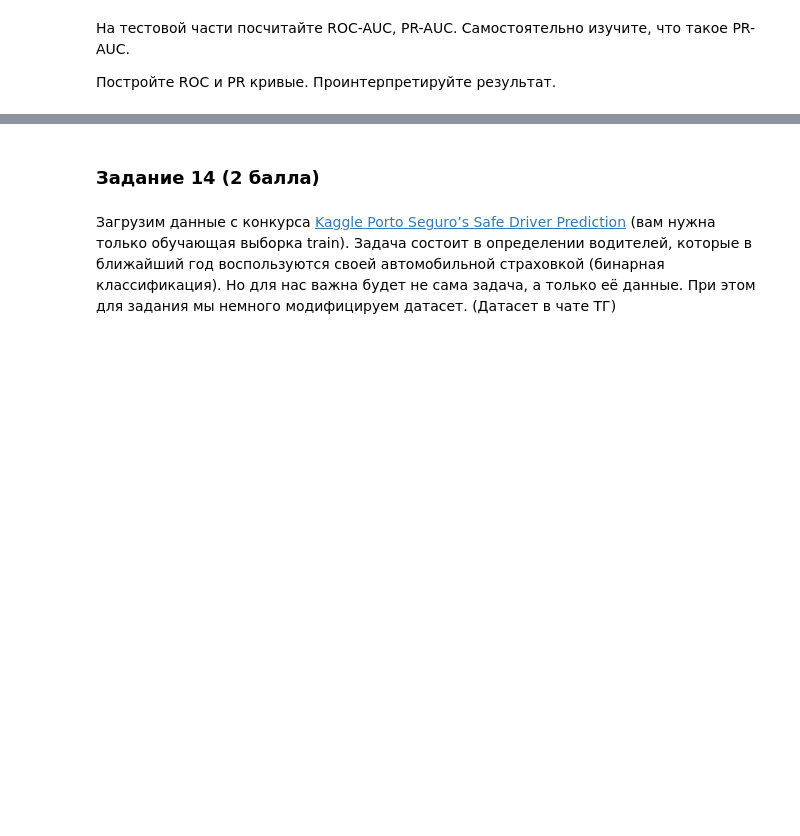
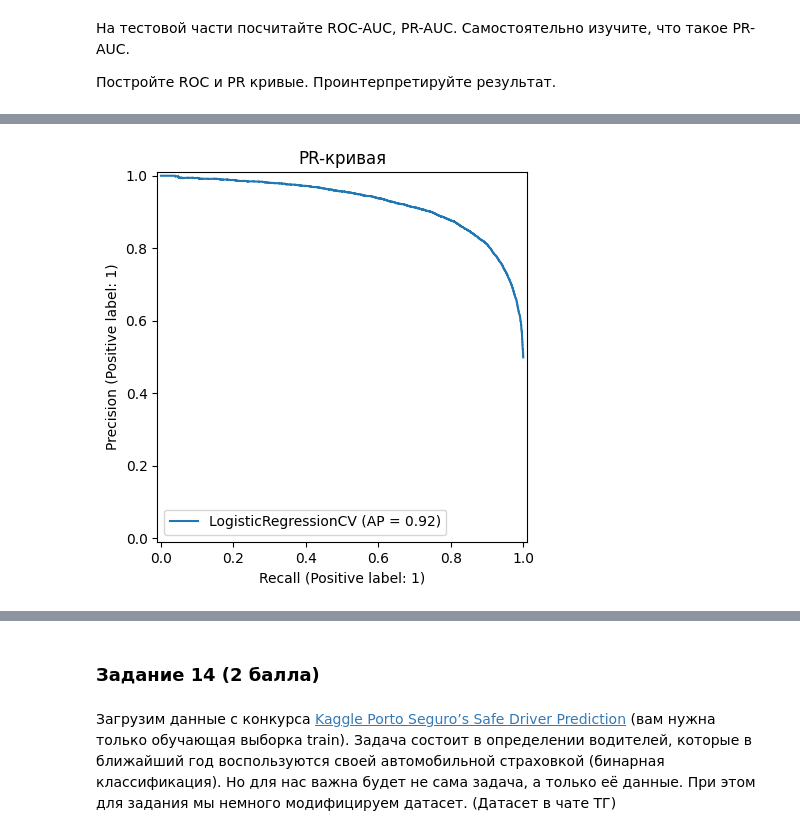
Before and after one commit to anastyamalykh/python-homework-malykh, a Jupyter notebook: HW/Малых_БСЦ_224_HW2.ipynb, the cells around one changed output, grey strips where cells are left out. Cells and saved outputs as stored; diff of their text form; code cells hidden in the pictures; blank space fills up the shorter version.

```diff
--- a/HW/Малых_БСЦ_224_HW2.ipynb
+++ b/HW/Малых_БСЦ_224_HW2.ipynb
@@ -1194,0 +1224,7 @@ X_train, X_test, y_train, y_test = train_test_split(
+# %%
+# строю PR-кривую
+PrecisionRecallDisplay.from_estimator(log_model, X_test, y_test)
+plt.title("PR-кривая")
+plt.show()
+# %% [output]
+[figure, added]
```
Also changed, not shown: parts of 31 cells of this notebook.
